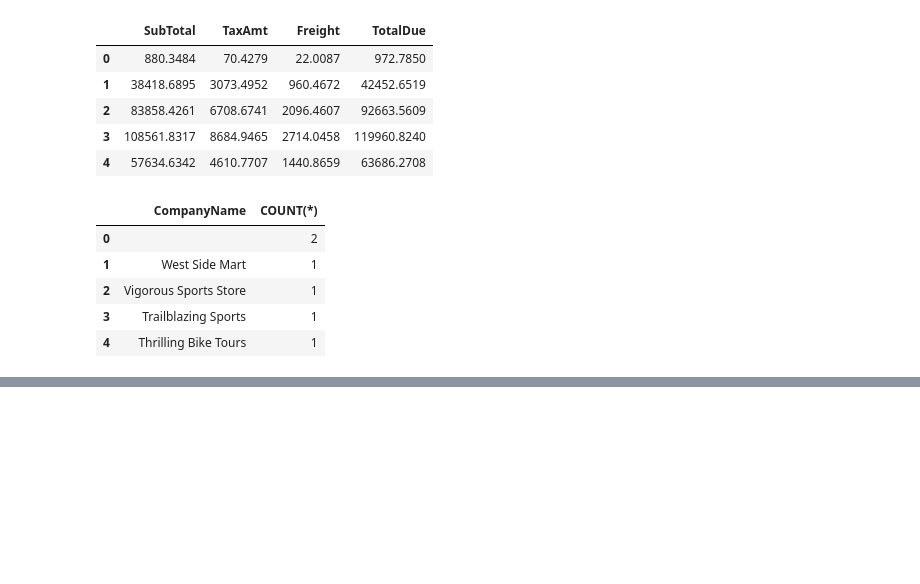
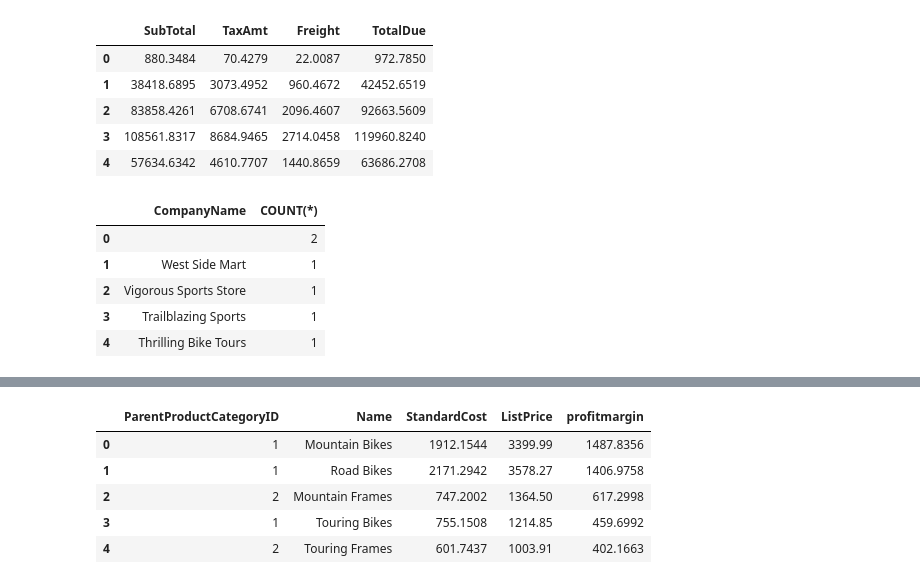
Before and after one commit to S-Shockley/SQLCaseStudy, a Jupyter notebook: project.ipynb, the cells around one changed output, grey strips where cells are left out. Drawn from its saved outputs; the diff is of its cells as text; code cells hidden in the pictures; blank space fills up the shorter version.

```diff
--- a/project.ipynb
+++ b/project.ipynb
@@ -328,0 +370,12 @@ customers.head()
+# %%
+# EXTRA CREDIT
+#1
+Query10 = '''
+SELECT Name, ListPrice, StandardCost, listPrice - StandardCost AS profitmargin
+FROM Product
+ORDER BY profitmargin DESC;
+'''
+with sqlite3.connect(db_ref) as conn:
+    conn.text_factory = lambda x: x.decode('latin-1', errors='replace')
+    customers = pd.read_sql_query(Query10, conn)
+customers.head()
@@ -328,0 +389,12 @@ customers.head()
+# %%
+#2
+Query11 = '''
+SELECT ProductCategoryID, ListPrice, StandardCost, listPrice - StandardCost AS profitmargin
+FROM Product
+GROUP BY ProductCategoryID
+ORDER BY profitmargin DESC;
+'''
+with sqlite3.connect(db_ref) as conn:
+    conn.text_factory = lambda x: x.decode('latin-1', errors='replace')
+    customers = pd.read_sql_query(Query11, conn)
+customers.head()
@@ -328,0 +408,21 @@ customers.head()
+# %%
+#3
+Query11 = '''
+SELECT pc.ParentProductCategoryID, pc.Name, p.StandardCost, p.listPrice,
+p.listPrice - p.StandardCost AS profitmargin
+FROM ProductCategory as pc
+Join Product as p ON pc.ProductCategoryID = p.ProductCategoryID
+GROUP BY pc.ProductCategoryID
+ORDER BY profitmargin DESC;
+'''
+with sqlite3.connect(db_ref) as conn:
+    conn.text_factory = lambda x: x.decode('latin-1', errors='replace')
+    customers = pd.read_sql_query(Query11, conn)
+customers.head(5)
+# %% [output]
+|  | ParentProductCategoryID | Name | StandardCost | ListPrice | profitmargin |
+| 0 | 1 | Mountain Bikes | 1912.1544 | 3399.99 | 1487.8356 |
+| 1 | 1 | Road Bikes | 2171.2942 | 3578.27 | 1406.9758 |
+| 2 | 2 | Mountain Frames | 747.2002 | 1364.50 | 617.2998 |
+| 3 | 1 | Touring Bikes | 755.1508 | 1214.85 | 459.6992 |
+| 4 | 2 | Touring Frames | 601.7437 | 1003.91 | 402.1663 |
```
Also changed, not shown: parts of 8 cells of this notebook.
